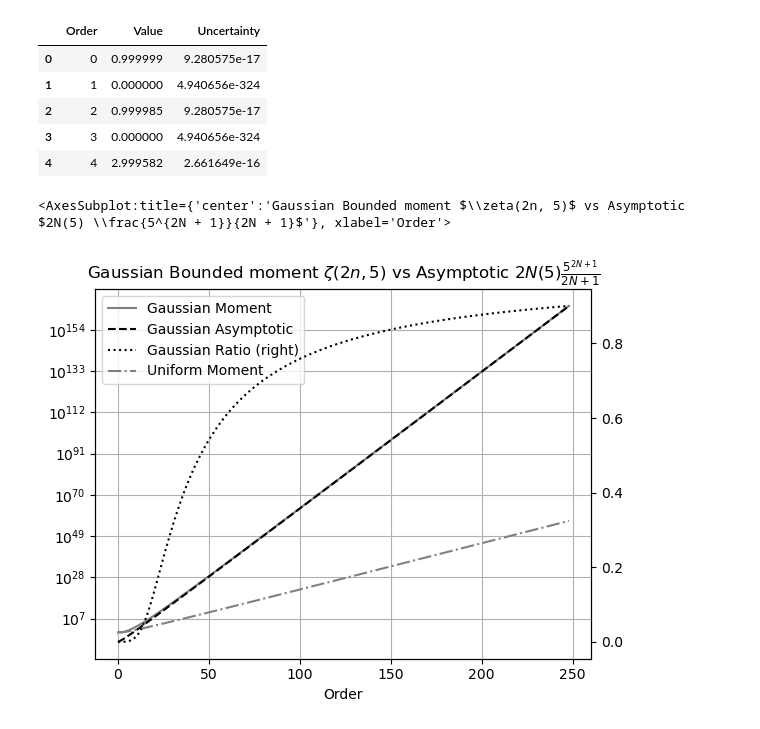
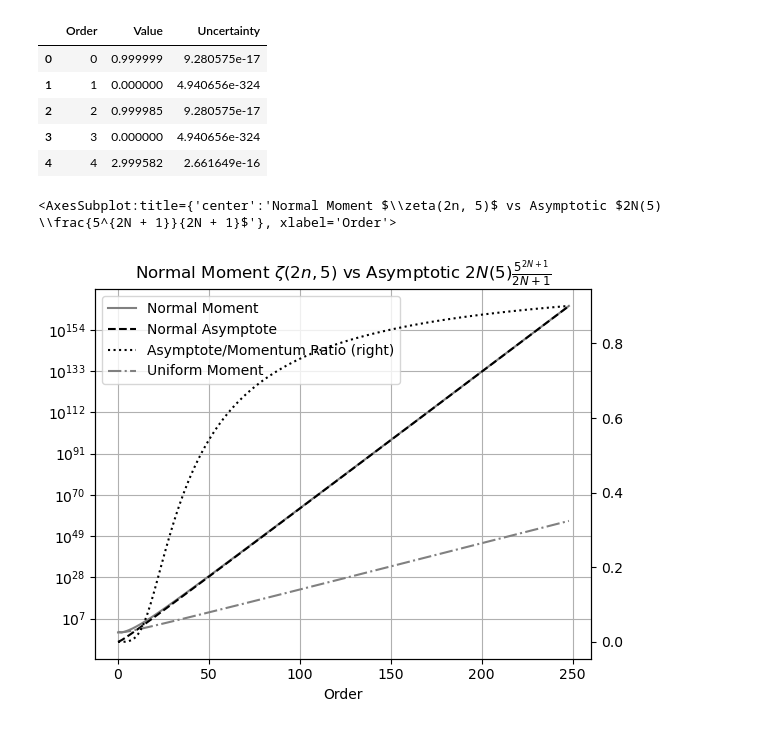
Before and after one commit to Chengpu0707/VarianceArithmetic, a Jupyter notebook: IPyNb/Momentum.ipynb, the cells around one changed output. Saved outputs shown, nothing was run; the diff lists cells and outputs as text; code cells hidden in the pictures.

Commit message:
Debug Gaussian_5_Moment.pdf

```diff
--- a/IPyNb/Momentum.ipynb
+++ b/IPyNb/Momentum.ipynb
@@ -22,16 +22,16 @@ df.head()
 # %%
 df = df[(df['Order'] % 2) == 0]
 # %%
-df['Gaussian Asymptotic'] = 2*sp.stats.norm.pdf(5) *5.0**(df["Order"] + 1)/(df["Order"] + 1)
-df['Gaussian Ratio'] = df['Gaussian Asymptotic'] / df['Value']
-df['Gaussian Moment'] = df['Value']
+df['Normal Asymptote'] = 2*sp.stats.norm.pdf(5) *5.0**(df["Order"] + 1)/(df["Order"] + 1)
+df['Asymptote/Momentum Ratio'] = df['Normal Asymptote'] / df['Value']
+df['Normal Moment'] = df['Value']
 df['Uniform Moment'] = (math.sqrt(3) ** df["Order"]*2)/(df["Order"]*2 + 1)
 # %%
-ax = df.plot(x='Order', y='Gaussian Moment', c='gray', ls='-')
-df.plot(ax=ax, x='Order', y='Gaussian Asymptotic', style='k--')
-ax2 = df.plot(ax=ax, x='Order', y='Gaussian Ratio', secondary_y=True, style='k:')
+ax = df.plot(x='Order', y='Normal Moment', c='gray', ls='-')
+df.plot(ax=ax, x='Order', y='Normal Asymptote', style='k--')
+ax2 = df.plot(ax=ax, x='Order', y='Asymptote/Momentum Ratio', secondary_y=True, style='k:')
 df.plot(ax=ax, x='Order', y='Uniform Moment', c='gray', ls='-.', grid=True, logy=True,
-        title=r'Gaussian Bounded moment $\zeta(2n, 5)$ vs Asymptotic $2N(5) \frac{5^{2N + 1}}{2N + 1}$')
+        title=r'Normal Moment $\zeta(2n, 5)$ vs Asymptotic $2N(5) \frac{5^{2N + 1}}{2N + 1}$')
 # %% [output]
-<AxesSubplot:title={'center':'Gaussian Bounded moment $\\zeta(2n, 5)$ vs Asymptotic $2N(5) \\frac{5^{2N + 1}}{2N + 1}$'}, xlabel='Order'>
+<AxesSubplot:title={'center':'Normal Moment $\\zeta(2n, 5)$ vs Asymptotic $2N(5) \\frac{5^{2N + 1}}{2N + 1}$'}, xlabel='Order'>
-[figure, old version]
+[figure, new version]
```
Also changed, not shown: 3 other files.
